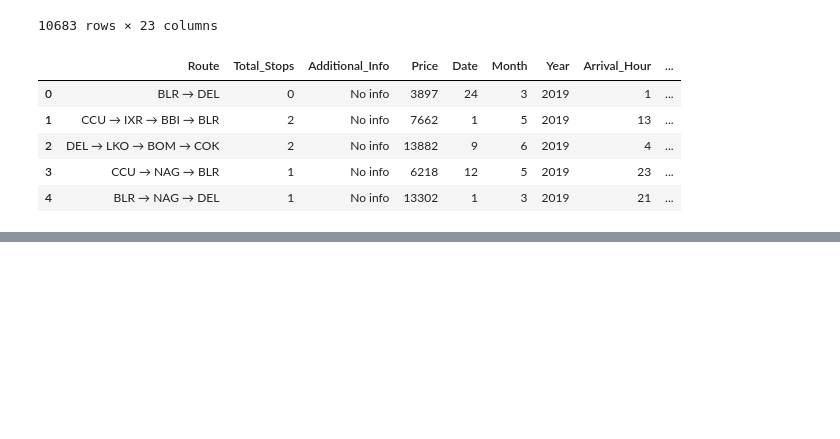
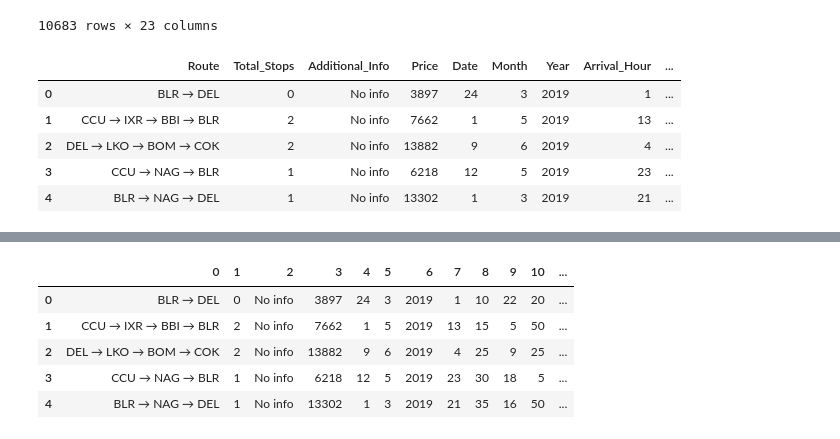
Before and after one commit to CodeLoopdroid/AI_ML_Bootcamp, a Jupyter notebook: Feature_Engineering/EDA_Flight_Price.ipynb, the cells around one changed output, grey strips where cells are left out. Saved outputs shown, nothing was run; the diff lists cells and outputs as text; code cells hidden in the pictures; blank space fills up the shorter version.

```diff
--- a/Feature_Engineering/EDA_Flight_Price.ipynb
+++ b/Feature_Engineering/EDA_Flight_Price.ipynb
@@ -242,0 +229,9 @@ Final_Df = pd.concat([df, encoded], axis=1, ignore_index=True)
+# %%
+Final_Df.head()
+# %% [output]
+|  | 0 | 1 | 2 | 3 | 4 | 5 | 6 | 7 | 8 | 9 | 10 | ... |
+| 0 | BLR → DEL | 0 | No info | 3897 | 24 | 3 | 2019 | 1 | 10 | 22 | 20 | ... |
+| 1 | CCU → IXR → BBI → BLR | 2 | No info | 7662 | 1 | 5 | 2019 | 13 | 15 | 5 | 50 | ... |
+| 2 | DEL → LKO → BOM → COK | 2 | No info | 13882 | 9 | 6 | 2019 | 4 | 25 | 9 | 25 | ... |
+| 3 | CCU → NAG → BLR | 1 | No info | 6218 | 12 | 5 | 2019 | 23 | 30 | 18 | 5 | ... |
+| 4 | BLR → NAG → DEL | 1 | No info | 13302 | 1 | 3 | 2019 | 21 | 35 | 16 | 50 | ... |
```
Also changed, not shown: parts of 1 cell of this notebook.
